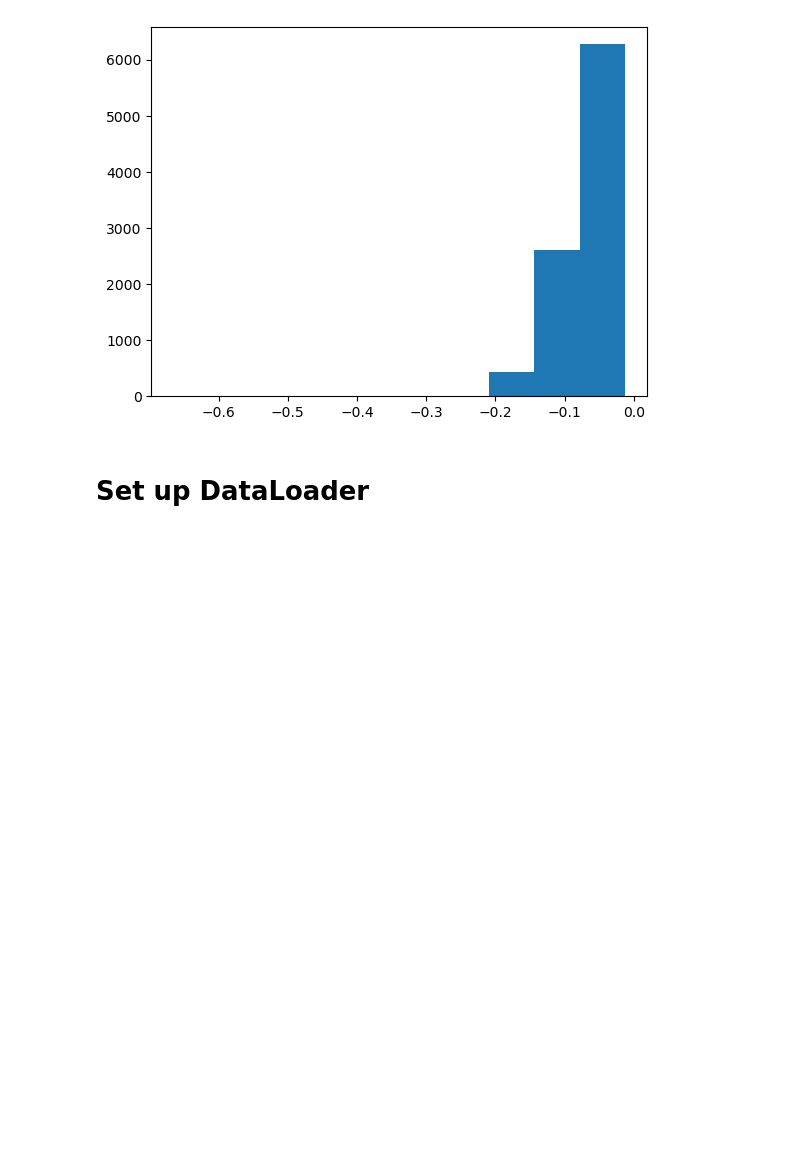
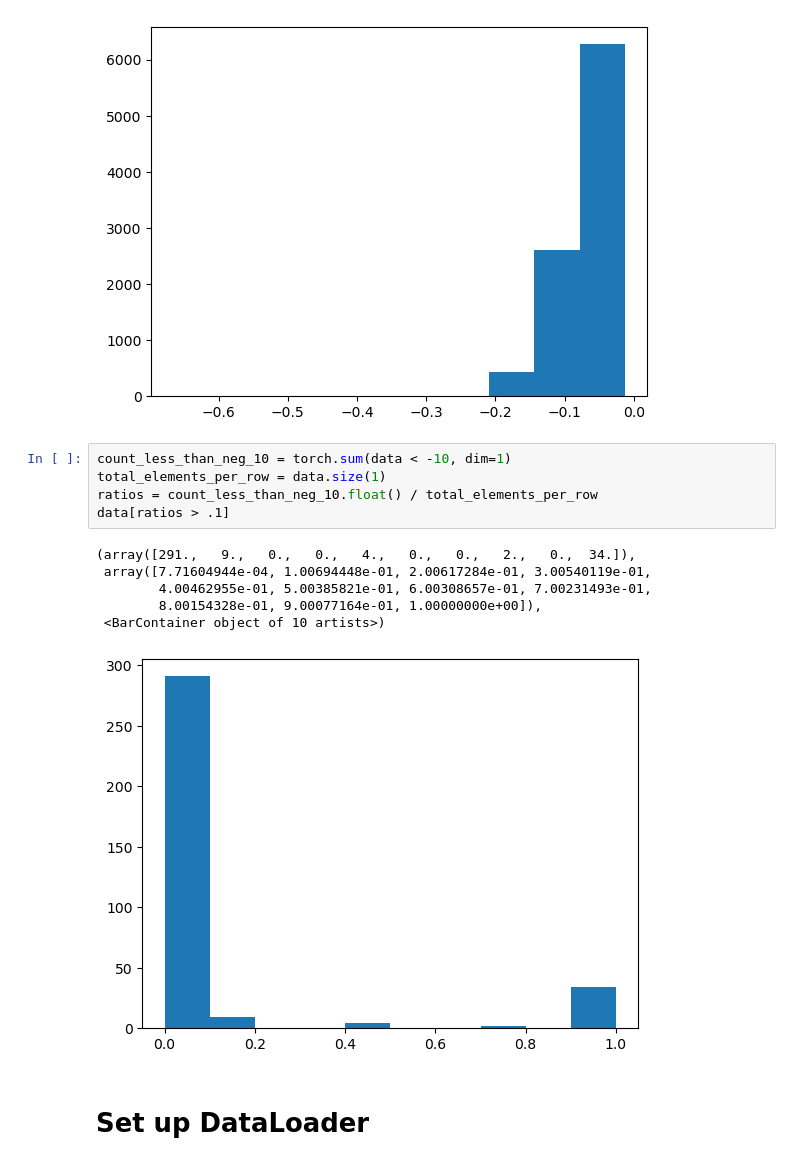
Before and after one commit to EllingtonKirby/Pipe-Corrosion-Detection, a Jupyter notebook: exploration.ipynb, the cells around one changed output. Drawn from its saved outputs; the diff is of its cells as text; blank space fills up the shorter version.

```diff
--- a/exploration.ipynb
+++ b/exploration.ipynb
@@ -217,6 +219,18 @@ plt.hist(data.min(dim=1, keepdim=True).values.flatten())
         -0.01314366]),
  <BarContainer object of 10 artists>)
 [figure]
+# %%
+count_less_than_neg_10 = torch.sum(data < -10, dim=1)
+total_elements_per_row = data.size(1)
+ratios = count_less_than_neg_10.float() / total_elements_per_row
+data[ratios > .1]
+# %% [output]
+(array([291.,   9.,   0.,   0.,   4.,   0.,   0.,   2.,   0.,  34.]),
+ array([7.71604944e-04, 1.00694448e-01, 2.00617284e-01, 3.00540119e-01,
+        4.00462955e-01, 5.00385821e-01, 6.00308657e-01, 7.00231493e-01,
+        8.00154328e-01, 9.00077164e-01, 1.00000000e+00]),
+ <BarContainer object of 10 artists>)
+[figure, added]
 # %% [markdown]
 # Set up DataLoader
 # %%
```
Also changed, not shown: parts of 2 cells of this notebook, 3 other files.
